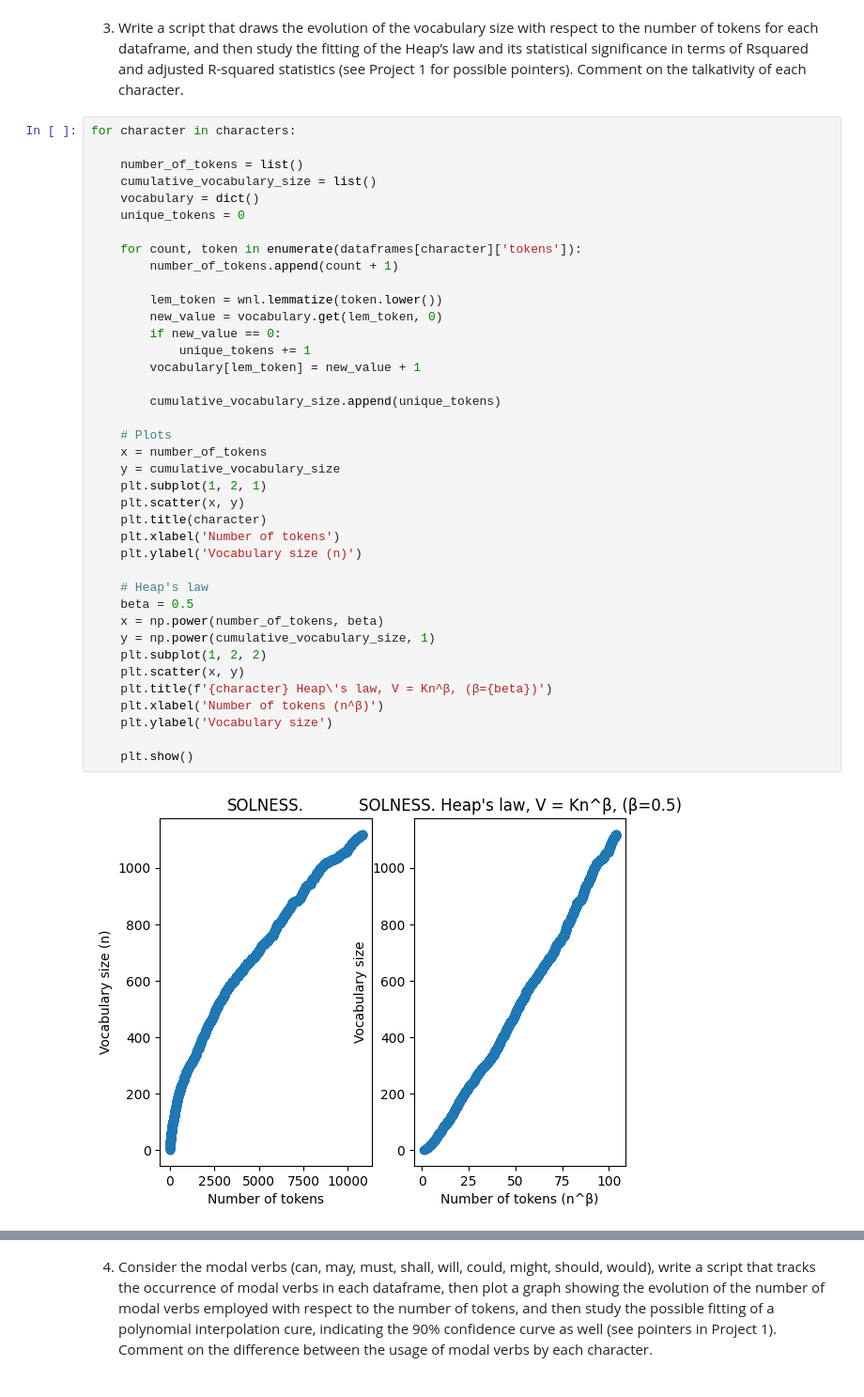
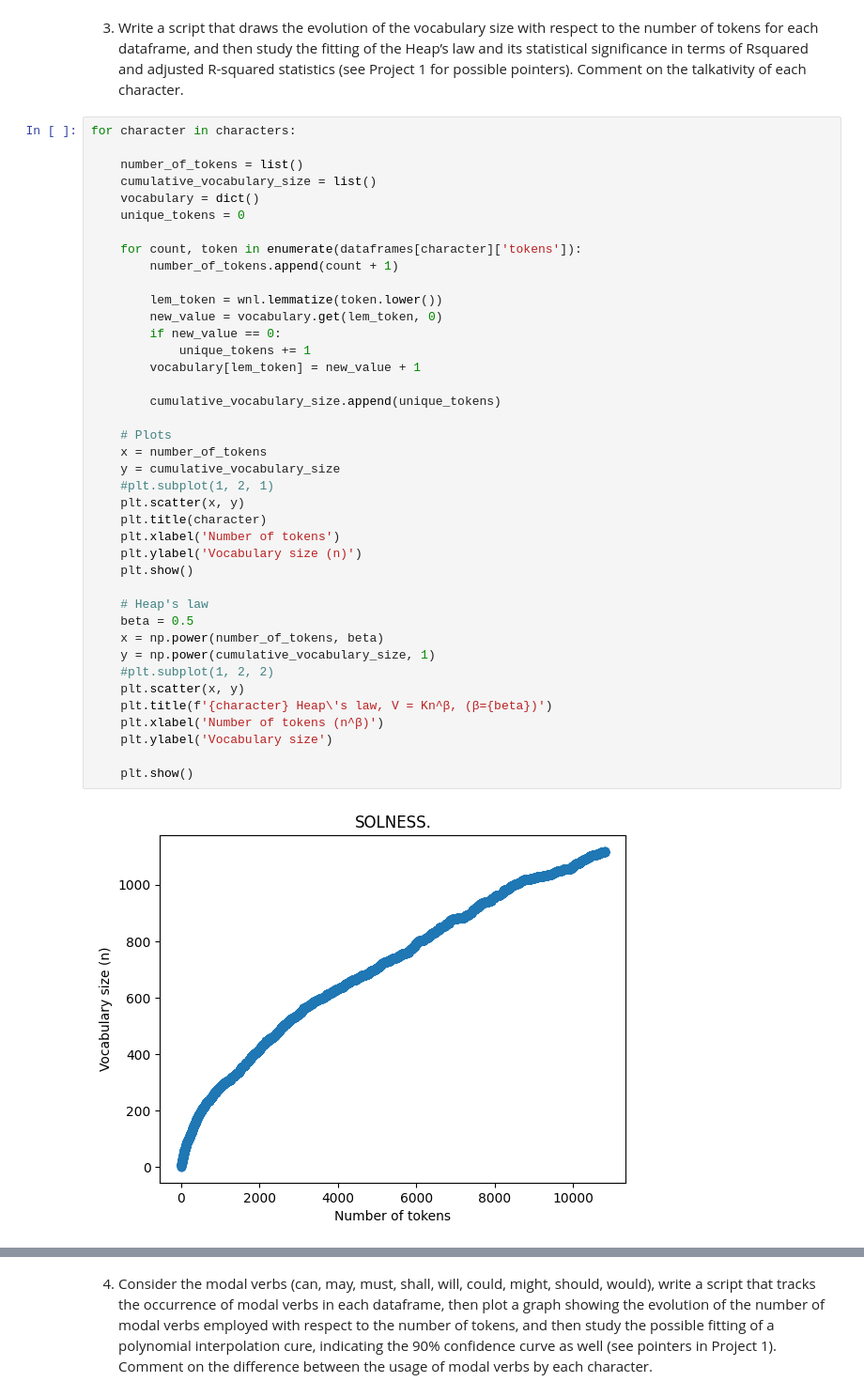
Before and after one commit to msirvio/NLP-Project, a Jupyter notebook: NovelAnalysis.ipynb, the cells around one changed output, grey strips where cells are left out. Shown at 94% size. Cells and saved outputs as stored; diff of their text form.

```diff
--- a/NovelAnalysis.ipynb
+++ b/NovelAnalysis.ipynb
@@ -272,33 +272,34 @@ for character in characters:
     for count, token in enumerate(dataframes[character]['tokens']):
         number_of_tokens.append(count + 1)
 
         lem_token = wnl.lemmatize(token.lower())
         new_value = vocabulary.get(lem_token, 0)
         if new_value == 0:
             unique_tokens += 1
         vocabulary[lem_token] = new_value + 1
 
         cumulative_vocabulary_size.append(unique_tokens)
 
     # Plots
     x = number_of_tokens
     y = cumulative_vocabulary_size
-    plt.subplot(1, 2, 1)
+    #plt.subplot(1, 2, 1)
     plt.scatter(x, y)
     plt.title(character)
     plt.xlabel('Number of tokens')
     plt.ylabel('Vocabulary size (n)')
+    plt.show()
 
     # Heap's law
     beta = 0.5
     x = np.power(number_of_tokens, beta)
     y = np.power(cumulative_vocabulary_size, 1)
-    plt.subplot(1, 2, 2)
+    #plt.subplot(1, 2, 2)
     plt.scatter(x, y)
     plt.title(f'{character} Heap\'s law, V = Kn^β, (β={beta})')
     plt.xlabel('Number of tokens (n^β)')
     plt.ylabel('Vocabulary size')
 
     plt.show()
 # %% [output]
-[figure, old version]
+[figure, new version]
```
Also changed, not shown: parts of 3 cells of this notebook.
